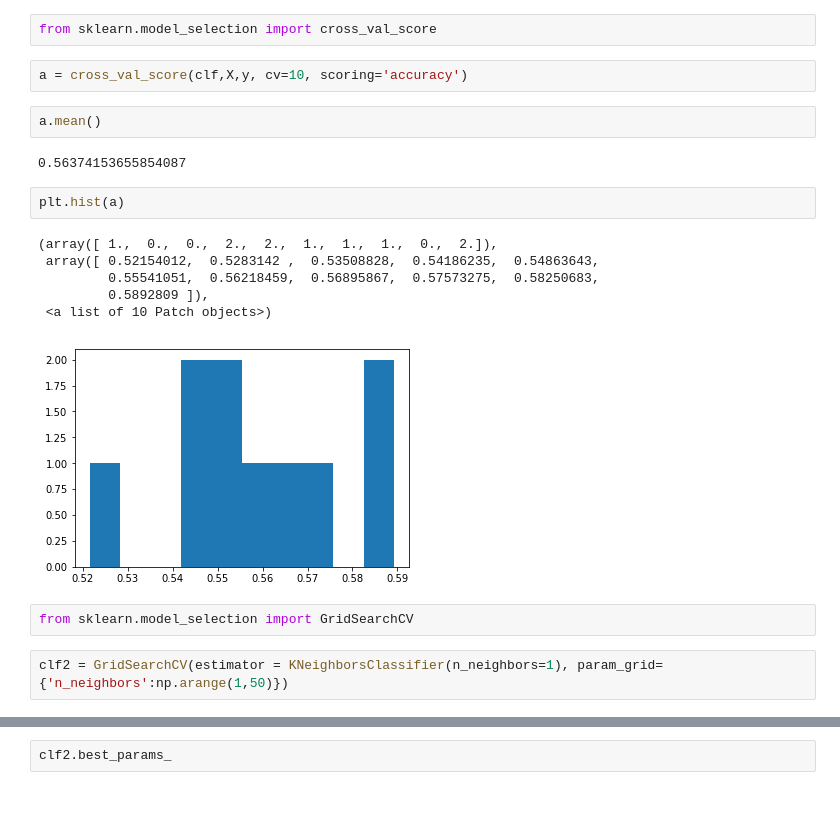
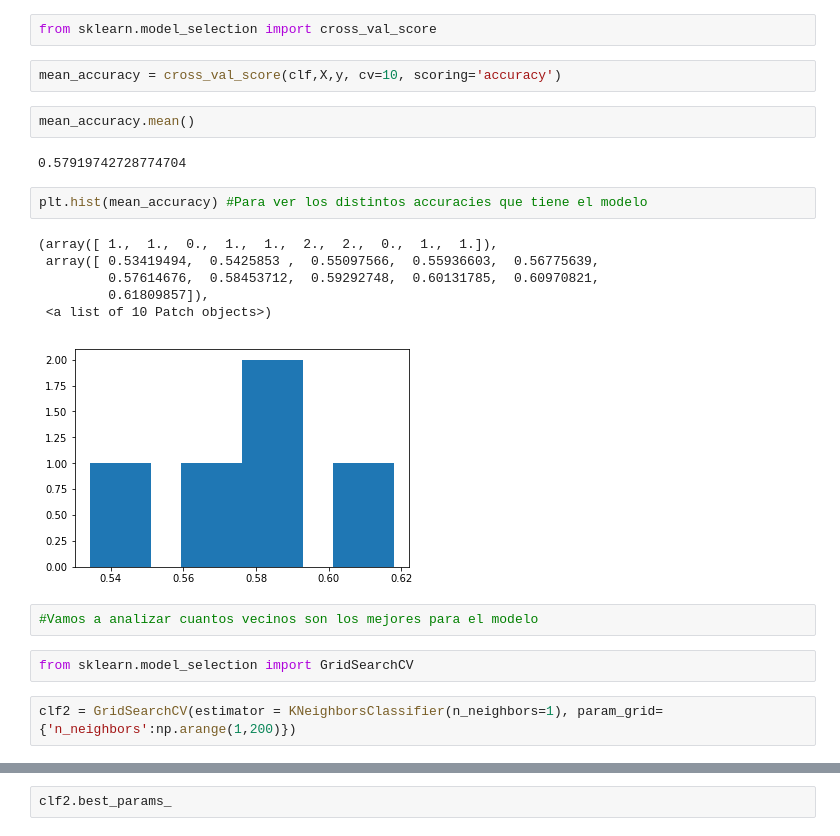
Before and after one commit to franciscojdiezc/TFM, a Jupyter notebook: 5. Machine Learning.ipynb, the cells around one changed output, grey strips where cells are left out. Cells and saved outputs as stored; diff of their text form; blank space fills up the shorter version.

```diff
--- a/5. Machine Learning.ipynb
+++ b/5. Machine Learning.ipynb
@@ -131,23 +115,25 @@ ValueError: query data dimension must match training data dimension
 # %%
 from sklearn.model_selection import cross_val_score
 # %%
-a = cross_val_score(clf,X,y, cv=10, scoring='accuracy')
+mean_accuracy = cross_val_score(clf,X,y, cv=10, scoring='accuracy')
 # %%
-a.mean()
+mean_accuracy.mean()
 # %% [output]
-0.56374153655854087
+0.57919742728774704
-# %%
-plt.hist(a)
-# %% [output]
-(array([ 1.,  0.,  0.,  2.,  2.,  1.,  1.,  1.,  0.,  2.]),
- array([ 0.52154012,  0.5283142 ,  0.53508828,  0.54186235,  0.54863643,
-         0.55541051,  0.56218459,  0.56895867,  0.57573275,  0.58250683,
-         0.5892809 ]),
- <a list of 10 Patch objects>)
-[figure, removed]
+# %%
+plt.hist(mean_accuracy) #Para ver los distintos accuracies que tiene el modelo
+# %% [output]
+(array([ 1.,  1.,  0.,  1.,  1.,  2.,  2.,  0.,  1.,  1.]),
+ array([ 0.53419494,  0.5425853 ,  0.55097566,  0.55936603,  0.56775639,
+         0.57614676,  0.58453712,  0.59292748,  0.60131785,  0.60970821,
+         0.61809857]),
+ <a list of 10 Patch objects>)
+[figure, added]
+# %%
+#Vamos a analizar cuantos vecinos son los mejores para el modelo
 # %%
 from sklearn.model_selection import GridSearchCV
 # %%
-clf2 = GridSearchCV(estimator = KNeighborsClassifier(n_neighbors=1), param_grid={'n_neighbors':np.arange(1,50)})
+clf2 = GridSearchCV(estimator = KNeighborsClassifier(n_neighbors=1), param_grid={'n_neighbors':np.arange(1,200)})
 # %%
 clf2.fit(X,y)
```
Also changed, not shown: parts of 39 cells of this notebook.
